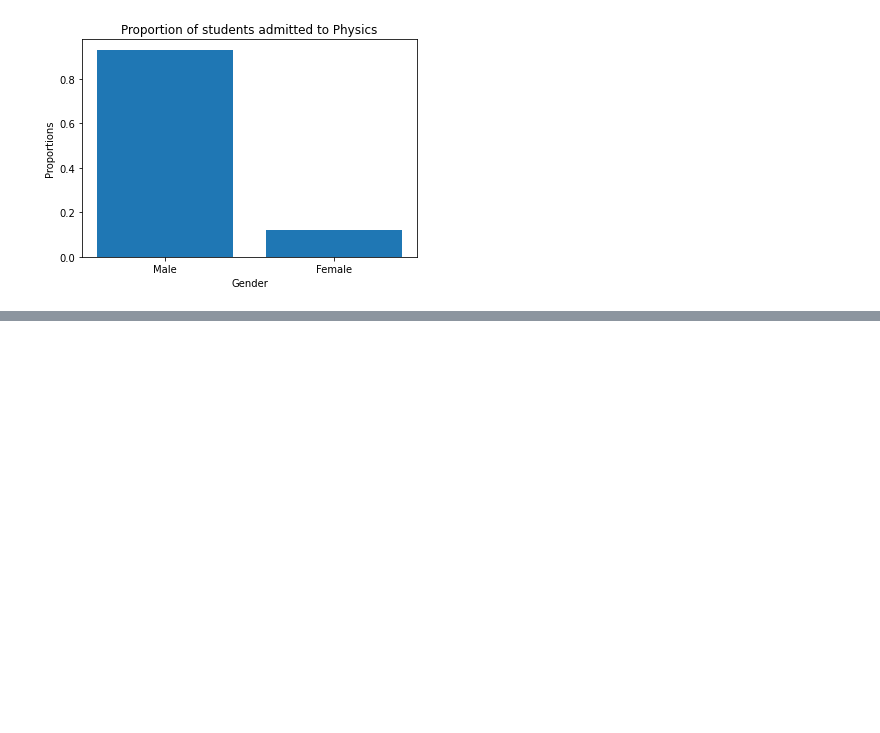
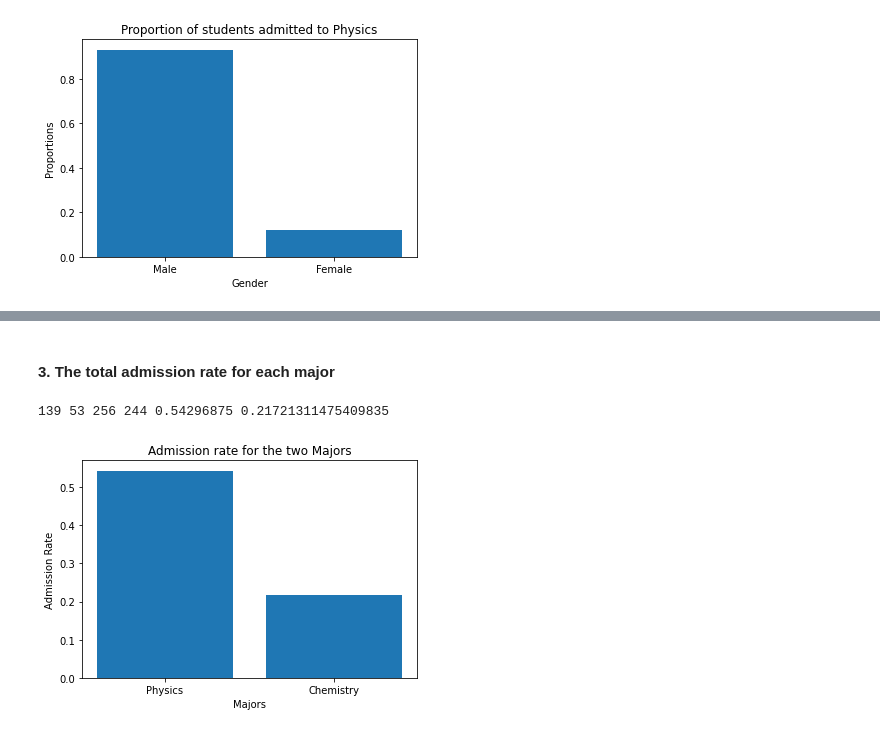
Before and after one commit to tubekx/exercises, a Jupyter notebook: admission_ex_udacity/Admissions Case Study.ipynb, the cells around one changed output, grey strips where cells are left out. Saved outputs shown, nothing was run; the diff lists cells and outputs as text; code cells hidden in the pictures; blank space fills up the shorter version.

```diff
--- a/admission_ex_udacity/Admissions Case Study.ipynb
+++ b/admission_ex_udacity/Admissions Case Study.ipynb
@@ -95,0 +148,21 @@ plt.show()
+# %% [markdown]
+#### 3. The total admission rate for each major
+# %%
+#Admission rate for Physics Majors
+num_adm_phys = len(df[(df['major'] == 'Physics') & df['admitted']])
+num_adm_chem = len(df[(df['major'] == 'Chemistry') & df['admitted']])
+num_phy_appl = len(df[df['major'] == 'Physics'])
+num_chem_appl = len(df[df['major'] == 'Chemistry'])
+adm_rate_phy = num_adm_phys / num_phy_appl
+adm_rate_chem = num_adm_chem / num_chem_appl
+
+print(num_adm_phys, num_adm_chem, num_phy_appl, num_chem_appl, adm_rate_phy, adm_rate_chem)
+
+plt.bar(['Physics', 'Chemistry'], [adm_rate_phy, adm_rate_chem])
+plt.title('Admission rate for the two Majors')
+plt.xlabel('Majors')
+plt.ylabel('Admission Rate')
+plt.show()
+# %% [output]
+139 53 256 244 0.54296875 0.21721311475409835
+[figure, added]
```
Also changed, not shown: parts of 5 cells of this notebook.
